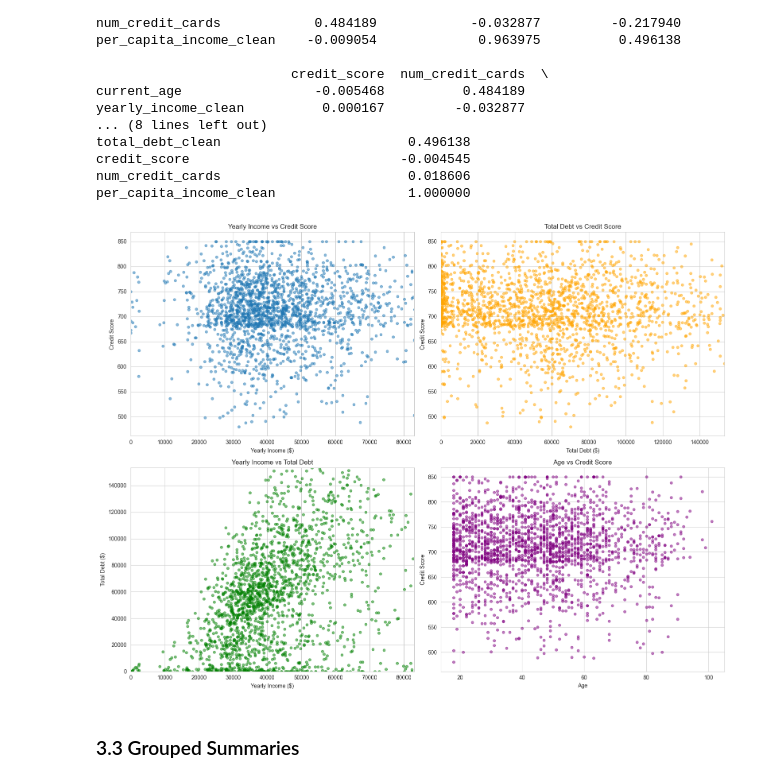
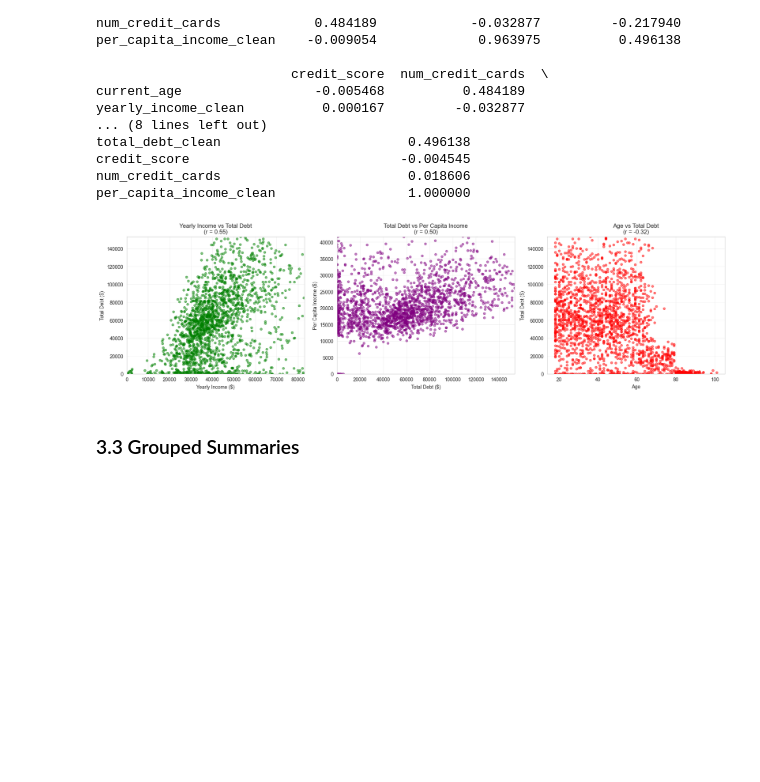
Before and after one commit to babdudu/dataMining, a Jupyter notebook: Project.ipynb, the cells around one changed output. Drawn from its saved outputs; the diff is of its cells as text; code cells hidden in the pictures; blank space fills up the shorter version.

Commit message:
changed key relationships

```diff
--- a/Project.ipynb
+++ b/Project.ipynb
@@ -846,41 +846,39 @@ credit_score                           -0.004545
 num_credit_cards                        0.018606
 per_capita_income_clean                 1.000000
 # %%
-# Scatter plots for key relationships
-fig, axes = plt.subplots(2, 2, figsize=(16, 12))
+# Scatter plots for key relationships (high correlations)
+fig, axes = plt.subplots(1, 3, figsize=(18, 5))
 
-# Yearly income vs Credit score
-axes[0, 0].scatter(users['yearly_income_clean'], users['credit_score'], alpha=0.5, s=20)
-axes[0, 0].set_xlabel('Yearly Income ($)')
-axes[0, 0].set_ylabel('Credit Score')
-axes[0, 0].set_title('Yearly Income vs Credit Score')
-axes[0, 0].set_xlim(0, users['yearly_income_clean'].quantile(0.95))
+# 1. Yearly income vs Total debt (high correlation 0.55)
+axes[0].scatter(users['yearly_income_clean'], users['total_debt_clean'], alpha=0.5, s=20, color='green')
+axes[0].set_xlabel('Yearly Income ($)')
+axes[0].set_ylabel('Total Debt ($)')
+axes[0].set_title('Yearly Income vs Total Debt\n(r = 0.55)')
+axes[0].set_xlim(0, users['yearly_income_clean'].quantile(0.95))
+axes[0].set_ylim(0, users['total_debt_clean'].quantile(0.95))
+axes[0].grid(True, alpha=0.3)
 
-# Total debt vs Credit score
-axes[0, 1].scatter(users['total_debt_clean'], users['credit_score'], alpha=0.5, s=20, color='orange')
-axes[0, 1].set_xlabel('Total Debt ($)')
-axes[0, 1].set_ylabel('Credit Score')
-axes[0, 1].set_title('Total Debt vs Credit Score')
-axes[0, 1].set_xlim(0, users['total_debt_clean'].quantile(0.95))
+# 2. Total debt vs Per capita income (correlation 0.50)
+axes[1].scatter(users['total_debt_clean'], users['per_capita_income_clean'], alpha=0.5, s=20, color='purple')
+axes[1].set_xlabel('Total Debt ($)')
+axes[1].set_ylabel('Per Capita Income ($)')
+axes[1].set_title('Total Debt vs Per Capita Income\n(r = 0.50)')
+axes[1].set_xlim(0, users['total_debt_clean'].quantile(0.95))
+axes[1].set_ylim(0, users['per_capita_income_clean'].quantile(0.95))
+axes[1].grid(True, alpha=0.3)
 
-# Yearly income vs Total debt
-axes[1, 0].scatter(users['yearly_income_clean'], users['total_debt_clean'], alpha=0.5, s=20, color='green')
-axes[1, 0].set_xlabel('Yearly Income ($)')
-axes[1, 0].set_ylabel('Total Debt ($)')
-axes[1, 0].set_title('Yearly Income vs Total Debt')
-axes[1, 0].set_xlim(0, users['yearly_income_clean'].quantile(0.95))
-axes[1, 0].set_ylim(0, users['total_debt_clean'].quantile(0.95))
-
-# Age vs Credit score
-axes[1, 1].scatter(users['current_age'], users['credit_score'], alpha=0.5, s=20, color='purple')
-axes[1, 1].set_xlabel('Age')
-axes[1, 1].set_ylabel('Credit Score')
-axes[1, 1].set_title('Age vs Credit Score')
+# 3. Age vs Total debt (negative correlation -0.32)
+axes[2].scatter(users['current_age'], users['total_debt_clean'], alpha=0.5, s=20, color='red')
+axes[2].set_xlabel('Age')
+axes[2].set_ylabel('Total Debt ($)')
+axes[2].set_title('Age vs Total Debt\n(r = -0.32)')
+axes[2].set_ylim(0, users['total_debt_clean'].quantile(0.95))
+axes[2].grid(True, alpha=0.3)
 
 plt.tight_layout()
 plt.show()
 # %% [output]
-[figure, old version]
+[figure, new version]
 # %% [markdown]
 ### 3.3 Grouped Summaries
 # %%
```
